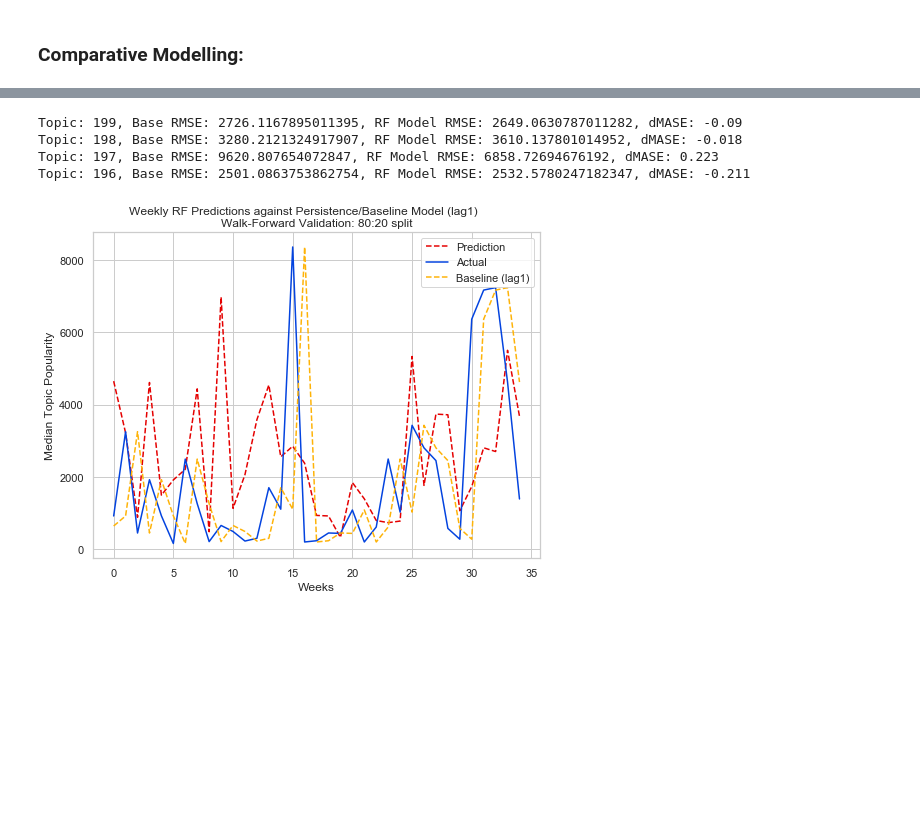
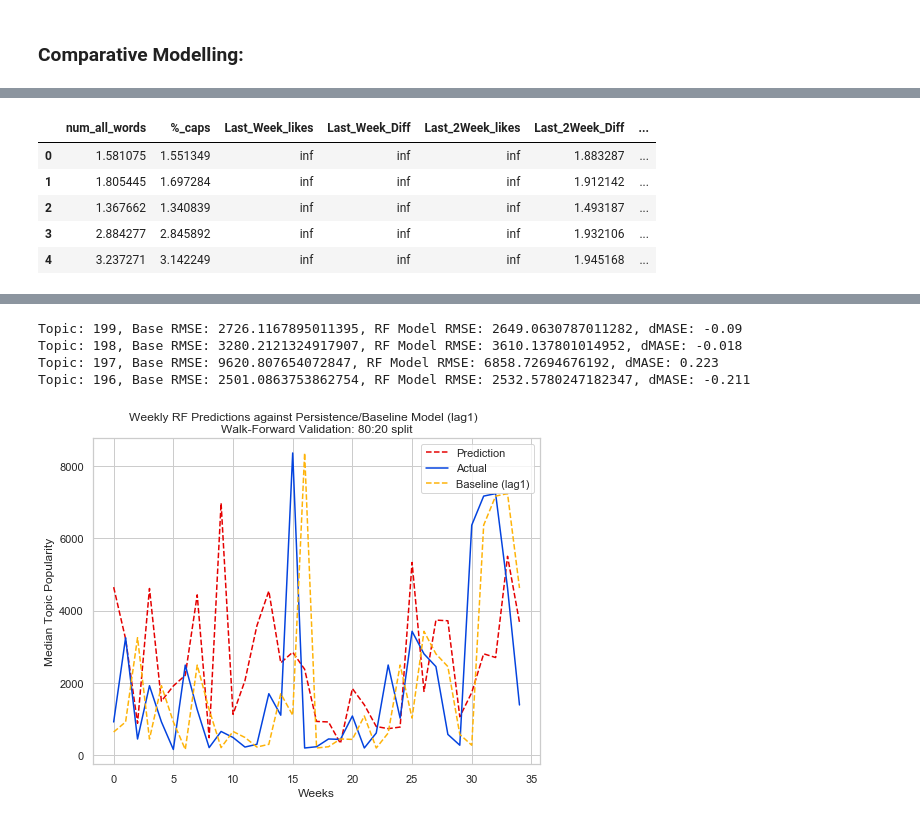
Before and after one commit to tguptaMT/TOPicks, a Jupyter notebook: TOPICS-step3_time_series_forecasting.ipynb, the cells around one changed output, grey strips where cells are left out. Cells and saved outputs as stored; diff of their text form; code cells hidden in the pictures; blank space fills up the shorter version.

```diff
--- a/TOPICS-step3_time_series_forecasting.ipynb
+++ b/TOPICS-step3_time_series_forecasting.ipynb
@@ -472,0 +507,18 @@ For now, I'll start with unoptimized gradient boosting as see how it performs.
+# %%
+# Check VIF for all 200 clusters:
+alltopics = data['predicted_topic'].unique()
+alltopics = sorted(alltopics, reverse=True)
+vif_df = pd.DataFrame()
+for ntopic in alltopics:
+    X_eda = ts_preprocess(data=data, ntopic=ntopic, metric='likes', sampling='W-MON', view_corr=False);
+    X_eda = X_eda.drop(columns=['likes_count']).assign(const=1) # Statsmodels VIF needs a constant in the features df
+    vif_df = vif_df.append(pd.DataFrame([variance_inflation_factor(X_eda.values, i)
+                                         for i in range(X_eda.shape[1])], index=X_eda.columns).T, ignore_index=True)
+vif_df.drop(columns=['const']).head()
+# %% [output]
+|  | num_all_words | %_caps | Last_Week_likes | Last_Week_Diff | Last_2Week_likes | Last_2Week_Diff | ... |
+| 0 | 1.581075 | 1.551349 | inf | inf | inf | 1.883287 | ... |
+| 1 | 1.805445 | 1.697284 | inf | inf | inf | 1.912142 | ... |
+| 2 | 1.367662 | 1.340839 | inf | inf | inf | 1.493187 | ... |
+| 3 | 2.884277 | 2.845892 | inf | inf | inf | 1.932106 | ... |
+| 4 | 3.237271 | 3.142249 | inf | inf | inf | 1.945168 | ... |
```
Also changed, not shown: parts of 18 cells of this notebook.
